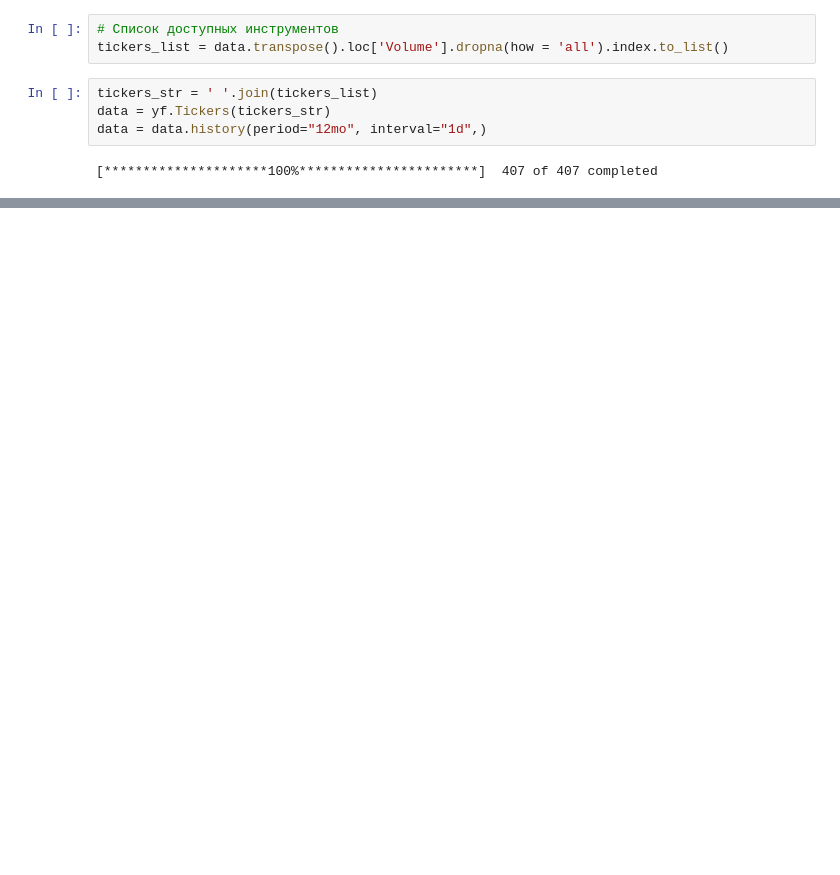
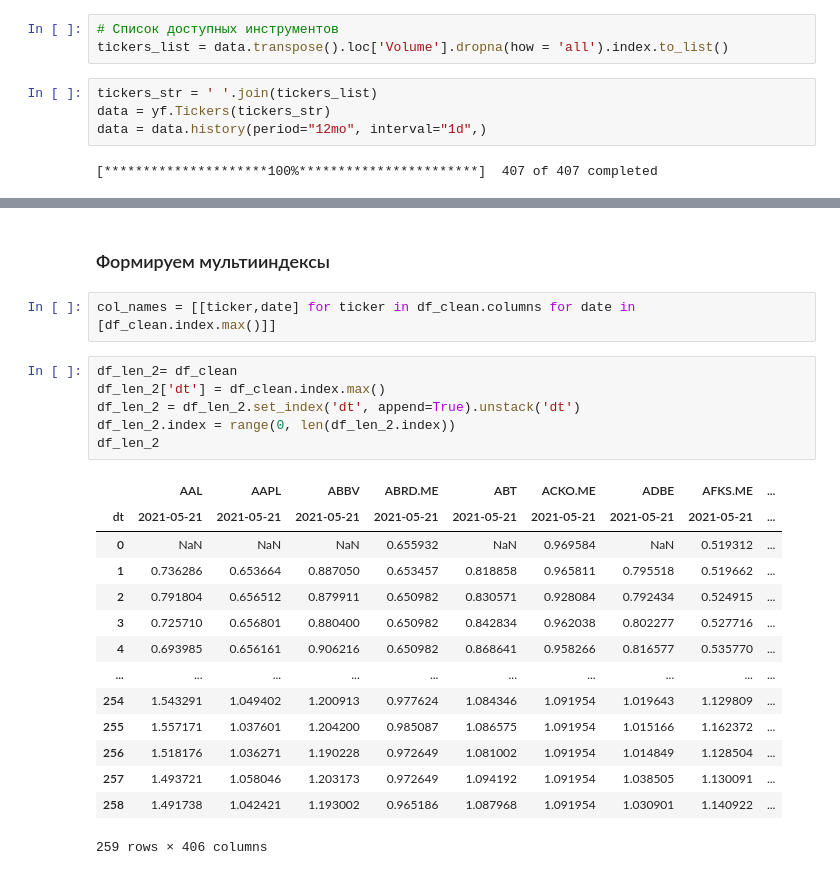
Before and after one commit to Mikhaylov-yv/Trad_histori_test, a Jupyter notebook: notebooks/Просмотр рынка Мос биржы.ipynb, the cells around one changed output, grey strips where cells are left out. Cells and saved outputs as stored; diff of their text form; blank space fills up the shorter version.

```diff
--- a/notebooks/Просмотр рынка Мос биржы.ipynb
+++ b/notebooks/Просмотр рынка Мос биржы.ipynb
@@ -176,0 +139,25 @@ array(['Close', 'Dividends', 'High', 'Low', 'Open', 'Stock Splits',
+# %% [markdown]
+### Формируем мультииндексы
+# %%
+col_names = [[ticker,date] for ticker in df_clean.columns for date in [df_clean.index.max()]]
+# %%
+df_len_2= df_clean
+df_len_2['dt'] = df_clean.index.max()
+df_len_2 = df_len_2.set_index('dt', append=True).unstack('dt')
+df_len_2.index = range(0, len(df_len_2.index))
+df_len_2
+# %% [output]
+|  | AAL | AAPL | ABBV | ABRD.ME | ABT | ACKO.ME | ADBE | AFKS.ME | ... |
+| dt | 2021-05-21 | 2021-05-21 | 2021-05-21 | 2021-05-21 | 2021-05-21 | 2021-05-21 | 2021-05-21 | 2021-05-21 | ... |
+| 0 | NaN | NaN | NaN | 0.655932 | NaN | 0.969584 | NaN | 0.519312 | ... |
+| 1 | 0.736286 | 0.653664 | 0.887050 | 0.653457 | 0.818858 | 0.965811 | 0.795518 | 0.519662 | ... |
+| 2 | 0.791804 | 0.656512 | 0.879911 | 0.650982 | 0.830571 | 0.928084 | 0.792434 | 0.524915 | ... |
+| 3 | 0.725710 | 0.656801 | 0.880400 | 0.650982 | 0.842834 | 0.962038 | 0.802277 | 0.527716 | ... |
+| 4 | 0.693985 | 0.656161 | 0.906216 | 0.650982 | 0.868641 | 0.958266 | 0.816577 | 0.535770 | ... |
+| ... | ... | ... | ... | ... | ... | ... | ... | ... | ... |
+| 254 | 1.543291 | 1.049402 | 1.200913 | 0.977624 | 1.084346 | 1.091954 | 1.019643 | 1.129809 | ... |
+| 255 | 1.557171 | 1.037601 | 1.204200 | 0.985087 | 1.086575 | 1.091954 | 1.015166 | 1.162372 | ... |
+| 256 | 1.518176 | 1.036271 | 1.190228 | 0.972649 | 1.081002 | 1.091954 | 1.014849 | 1.128504 | ... |
+| 257 | 1.493721 | 1.058046 | 1.203173 | 0.972649 | 1.094192 | 1.091954 | 1.038505 | 1.130091 | ... |
+| 258 | 1.491738 | 1.042421 | 1.193002 | 0.965186 | 1.087968 | 1.091954 | 1.030901 | 1.140922 | ... |
+259 rows × 406 columns
```
Also changed, not shown: parts of 23 cells of this notebook.
